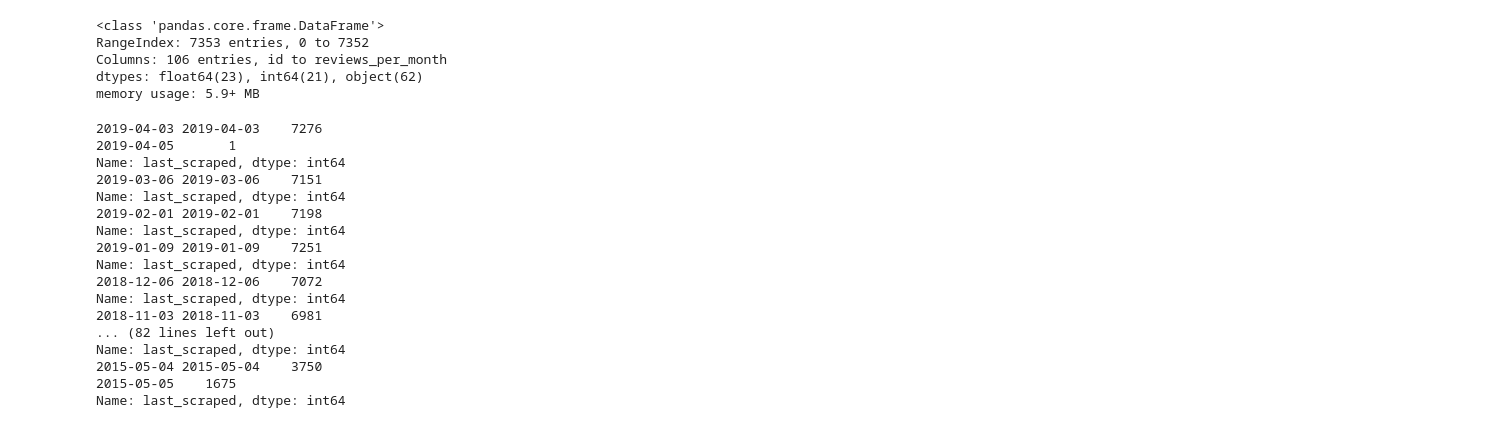
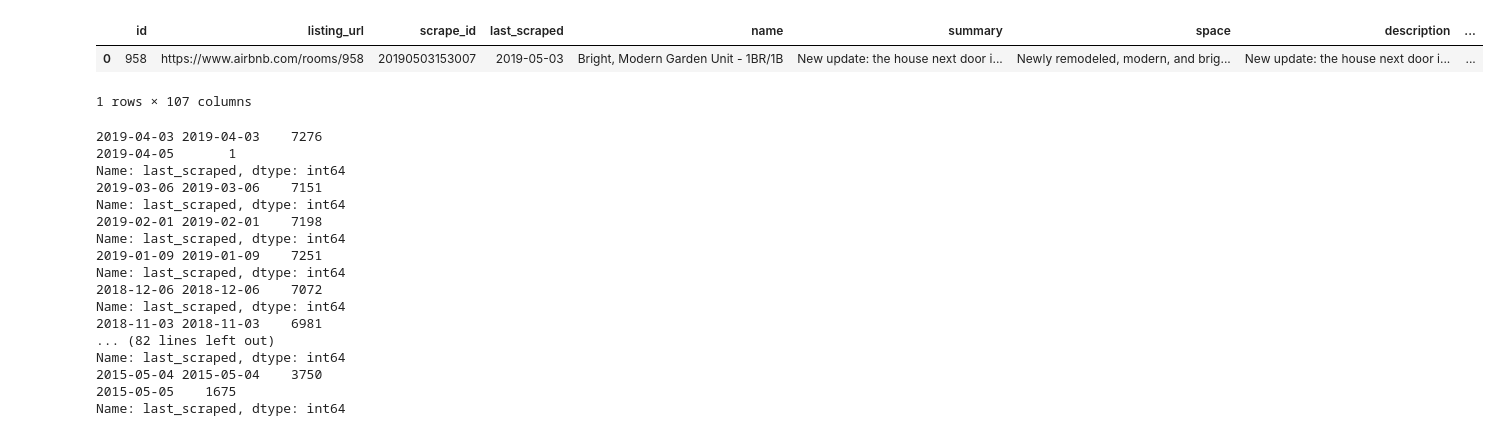
Before and after one commit to karensheng/Airbnb_Regulation, a Jupyter notebook: Import Airbnb data.ipynb, the cells around one changed output. Drawn from its saved outputs; the diff is of its cells as text; code cells hidden in the pictures.

```diff
--- a/Import Airbnb data.ipynb
+++ b/Import Airbnb data.ipynb
@@ -68,11 +79,10 @@ len(idx),idx
         '2015-05-04'], dtype=object))
 # %%
 listings = readin_gz(idx[0],'listings')
-listings.info()
+listings['file_scraped_dt'] = idx[0]
+listings.head(1)
 # %% [output]
+|  | id | listing_url | scrape_id | last_scraped | name | summary | space | description | ... |
+| 0 | 958 | https://www.airbnb.com/rooms/958 | 20190503153007 | 2019-05-03 | Bright, Modern Garden Unit - 1BR/1B | New update: the house next door i... | Newly remodeled, modern, and brig... | New update: the house next door i... | ... |
-<class 'pandas.core.frame.DataFrame'>
-RangeIndex: 7353 entries, 0 to 7352
-Columns: 106 entries, id to reviews_per_month
-dtypes: float64(23), int64(21), object(62)
-memory usage: 5.9+ MB
+1 rows × 107 columns
 # %%
```
Also changed, not shown: parts of 14 cells of this notebook.
